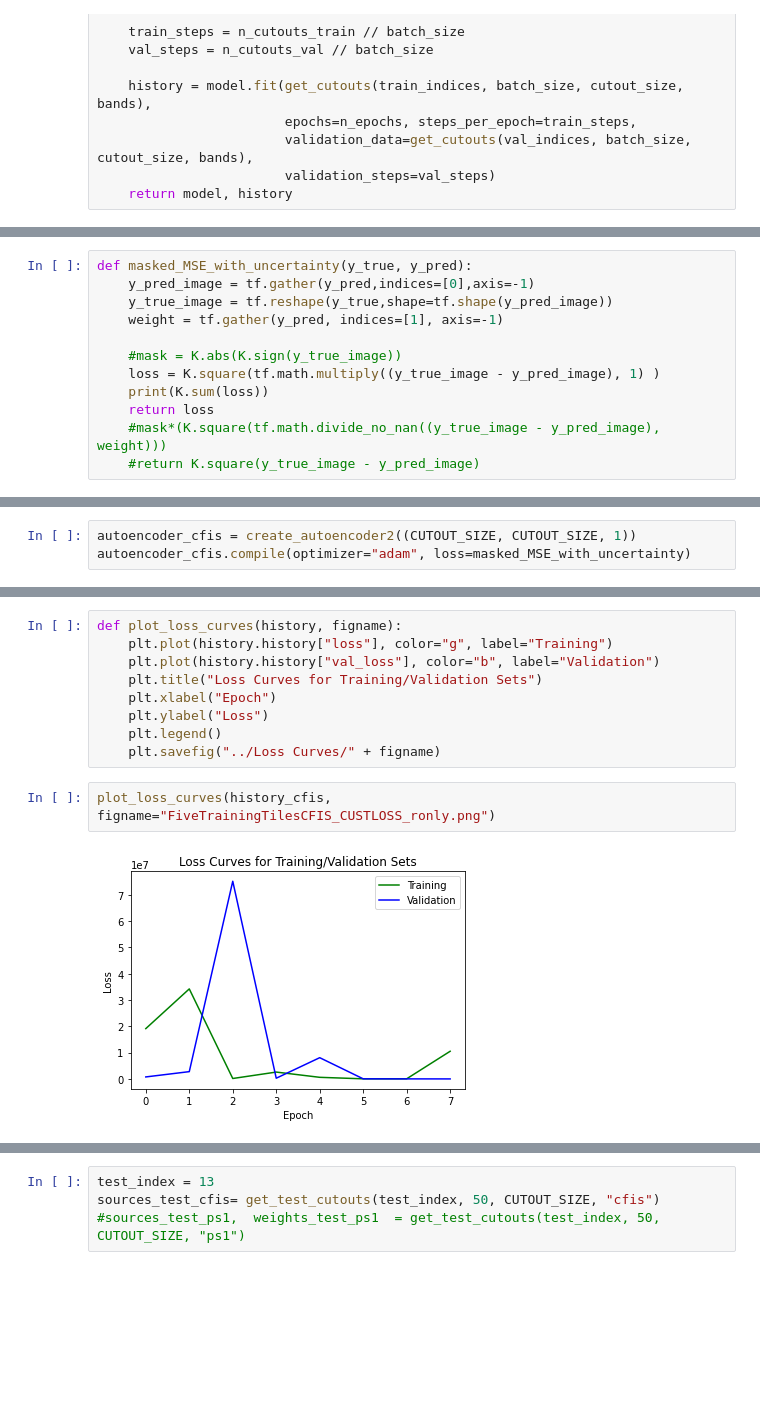
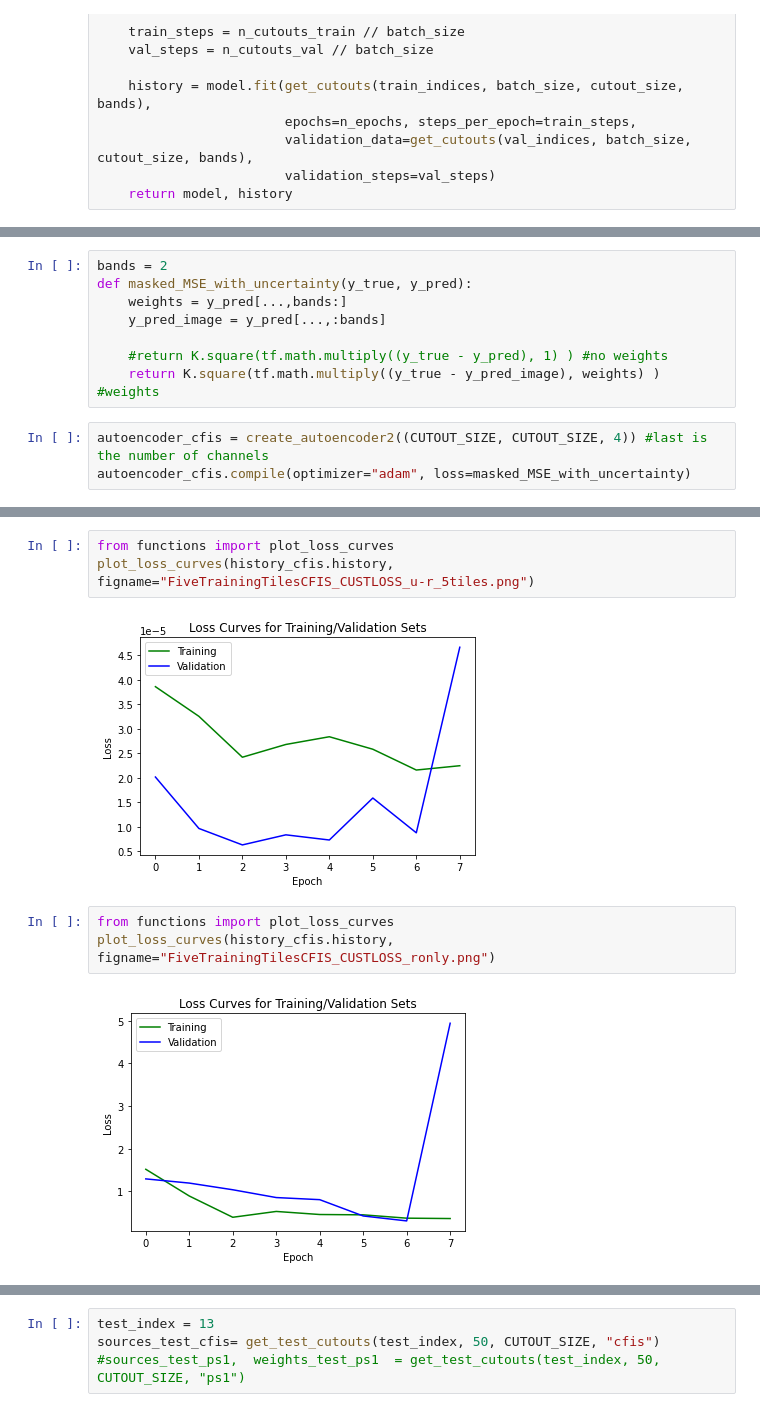
Before and after one commit to AnaHoban/lensing, a Jupyter notebook: Code/Batch Loading/Currently used/Twobands_tests.ipynb, the cells around one changed output, grey strips where cells are left out. Drawn from its saved outputs; the diff is of its cells as text; blank space fills up the shorter version.

```diff
--- a/Code/Batch Loading/Currently used/Twobands_tests.ipynb
+++ b/Code/Batch Loading/Currently used/Twobands_tests.ipynb
@@ -173,15 +216,3 @@ train_indices = [13]#range(1) #range(5)
 val_indices = [12]
 BATCH_SIZE= 256
-# %%
-def masked_MSE_with_uncertainty(y_true, y_pred):
-    y_pred_image = tf.gather(y_pred,indices=[0],axis=-1)
-    y_true_image = tf.reshape(y_true,shape=tf.shape(y_pred_image))
-    weight = tf.gather(y_pred, indices=[1], axis=-1)
-
-    #mask = K.abs(K.sign(y_true_image))
-    loss = K.square(tf.math.multiply((y_true_image - y_pred_image), 1) )
-    print(K.sum(loss))
-    return loss
-    #mask*(K.square(tf.math.divide_no_nan((y_true_image - y_pred_image), weight)))
-    #return K.square(y_true_image - y_pred_image)
 # %%
@@ -213,5 +238,13 @@ K.sum(K.abs(K.sign(c)))
+# %%
+bands = 2
+def masked_MSE_with_uncertainty(y_true, y_pred):
+    weights = y_pred[...,bands:]
+    y_pred_image = y_pred[...,:bands]
+
+    #return K.square(tf.math.multiply((y_true - y_pred), 1) ) #no weights
+    return K.square(tf.math.multiply((y_true - y_pred_image), weights) ) #weights
 # %%
-autoencoder_cfis = create_autoencoder2((CUTOUT_SIZE, CUTOUT_SIZE, 1))
+autoencoder_cfis = create_autoencoder2((CUTOUT_SIZE, CUTOUT_SIZE, 4)) #last is the number of channels
 autoencoder_cfis.compile(optimizer="adam", loss=masked_MSE_with_uncertainty)
 # %%
 autoencoder_cfis.summary()
@@ -244,13 +289,10 @@ KeyboardInterrupt:
-# %%
-def plot_loss_curves(history, figname):
-    plt.plot(history.history["loss"], color="g", label="Training")
-    plt.plot(history.history["val_loss"], color="b", label="Validation")
-    plt.title("Loss Curves for Training/Validation Sets")
-    plt.xlabel("Epoch")
-    plt.ylabel("Loss")
-    plt.legend()
-    plt.savefig("../Loss Curves/" + figname)
+# %%
+from functions import plot_loss_curves
+plot_loss_curves(history_cfis.history, figname="FiveTrainingTilesCFIS_CUSTLOSS_u-r_5tiles.png")
+# %% [output]
+[figure, added]
 # %%
-plot_loss_curves(history_cfis, figname="FiveTrainingTilesCFIS_CUSTLOSS_ronly.png")
+from functions import plot_loss_curves
+plot_loss_curves(history_cfis.history, figname="FiveTrainingTilesCFIS_CUSTLOSS_ronly.png")
 # %% [output]
-[figure, old version]
+[figure, new version]
```
Also changed, not shown: parts of 21 cells of this notebook.
